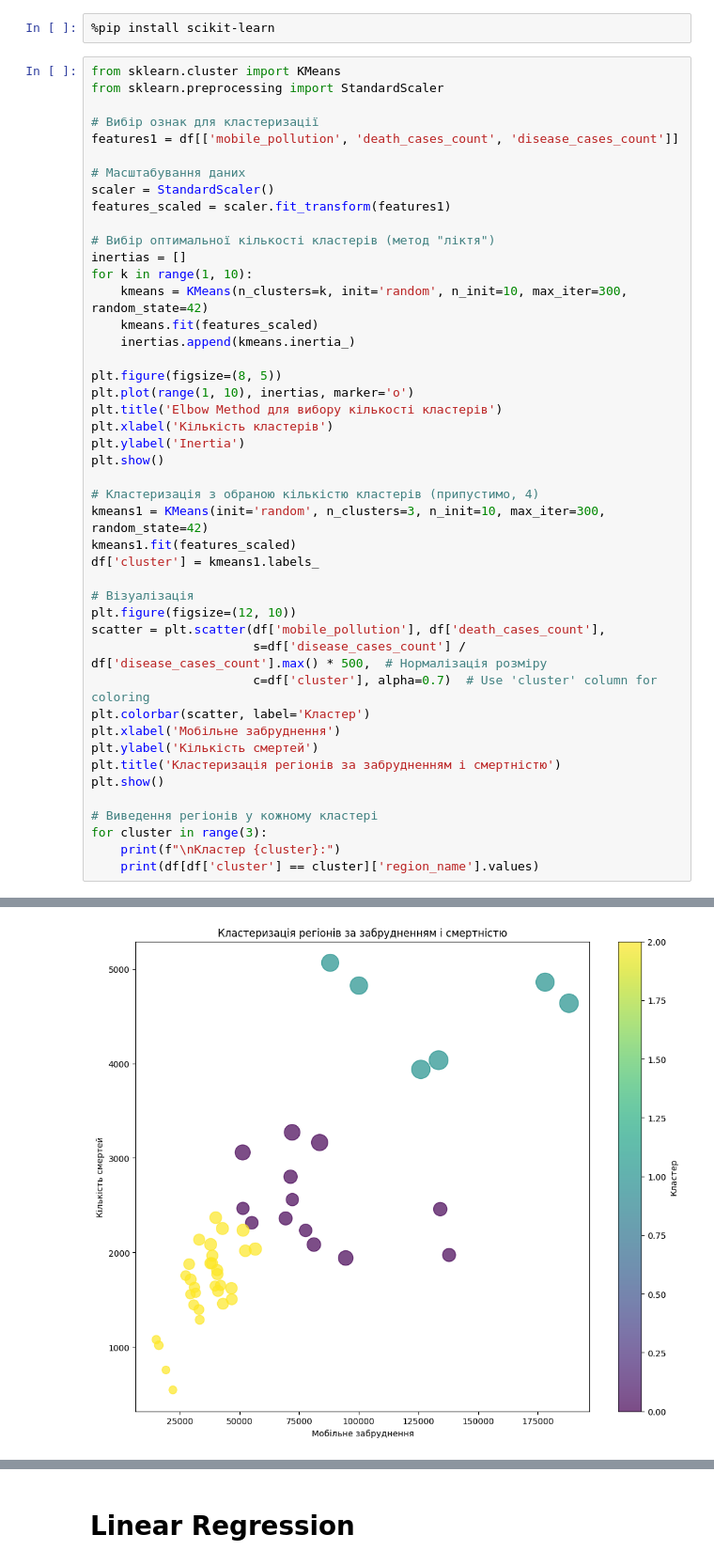
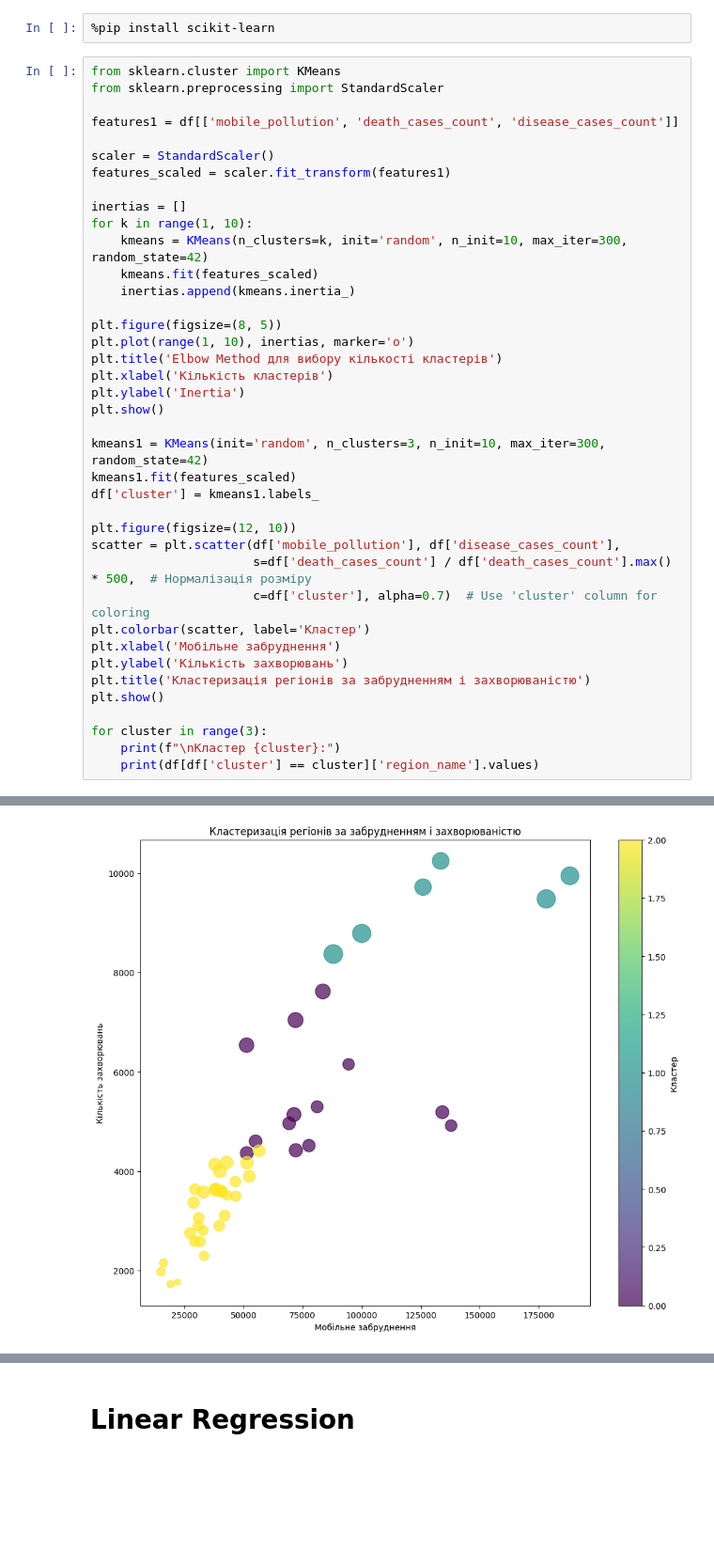
Before and after one commit to saszco/courseWorkDAIS, a Jupyter notebook: eda/descriptive_statistics.ipynb, the cells around one changed output, grey strips where cells are left out. Shown at 94% size. Saved outputs shown, nothing was run; the diff lists cells and outputs as text; blank space fills up the shorter version.

```diff
--- a/eda/descriptive_statistics.ipynb
+++ b/eda/descriptive_statistics.ipynb
@@ -268,50 +211,44 @@ chart_plt('region_name', 'disease_cases_count', 'stationary_pollution', df[df['y
 from sklearn.cluster import KMeans
 from sklearn.preprocessing import StandardScaler
 
-# Вибір ознак для кластеризації
 features1 = df[['mobile_pollution', 'death_cases_count', 'disease_cases_count']]
 
-# Масштабування даних
 scaler = StandardScaler()
 features_scaled = scaler.fit_transform(features1)
 
-# Вибір оптимальної кількості кластерів (метод "ліктя")
 inertias = []
 for k in range(1, 10):
     kmeans = KMeans(n_clusters=k, init='random', n_init=10, max_iter=300, random_state=42)
     kmeans.fit(features_scaled)
     inertias.append(kmeans.inertia_)
 
 plt.figure(figsize=(8, 5))
 plt.plot(range(1, 10), inertias, marker='o')
 plt.title('Elbow Method для вибору кількості кластерів')
 plt.xlabel('Кількість кластерів')
 plt.ylabel('Inertia')
 plt.show()
 
-# Кластеризація з обраною кількістю кластерів (припустимо, 4)
 kmeans1 = KMeans(init='random', n_clusters=3, n_init=10, max_iter=300, random_state=42)
 kmeans1.fit(features_scaled)
 df['cluster'] = kmeans1.labels_
 
-# Візуалізація
 plt.figure(figsize=(12, 10))
-scatter = plt.scatter(df['mobile_pollution'], df['death_cases_count'],
-                      s=df['disease_cases_count'] / df['disease_cases_count'].max() * 500,  # Нормалізація розміру
+scatter = plt.scatter(df['mobile_pollution'], df['disease_cases_count'],
+                      s=df['death_cases_count'] / df['death_cases_count'].max() * 500,  # Нормалізація розміру
                       c=df['cluster'], alpha=0.7)  # Use 'cluster' column for coloring
 plt.colorbar(scatter, label='Кластер')
 plt.xlabel('Мобільне забруднення')
-plt.ylabel('Кількість смертей')
-plt.title('Кластеризація регіонів за забрудненням і смертністю')
+plt.ylabel('Кількість захворювань')
+plt.title('Кластеризація регіонів за забрудненням і захворюваністю')
 plt.show()
 
-# Виведення регіонів у кожному кластері
 for cluster in range(3):
     print(f"\nКластер {cluster}:")
     print(df[df['cluster'] == cluster]['region_name'].values)
 # %% [output]
 [figure]
-[figure, old version]
+[figure, new version]
 Кластер 0:
 ['Вінницька' 'Вінницька' 'Донецька' 'Запорізька' 'Запорізька' 'Київська'
  'Київська' 'Львівська' 'Львівська' 'Одеська' 'Одеська' 'Полтавська'
```
Also changed, not shown: parts of 26 cells of this notebook, 1 other file.
